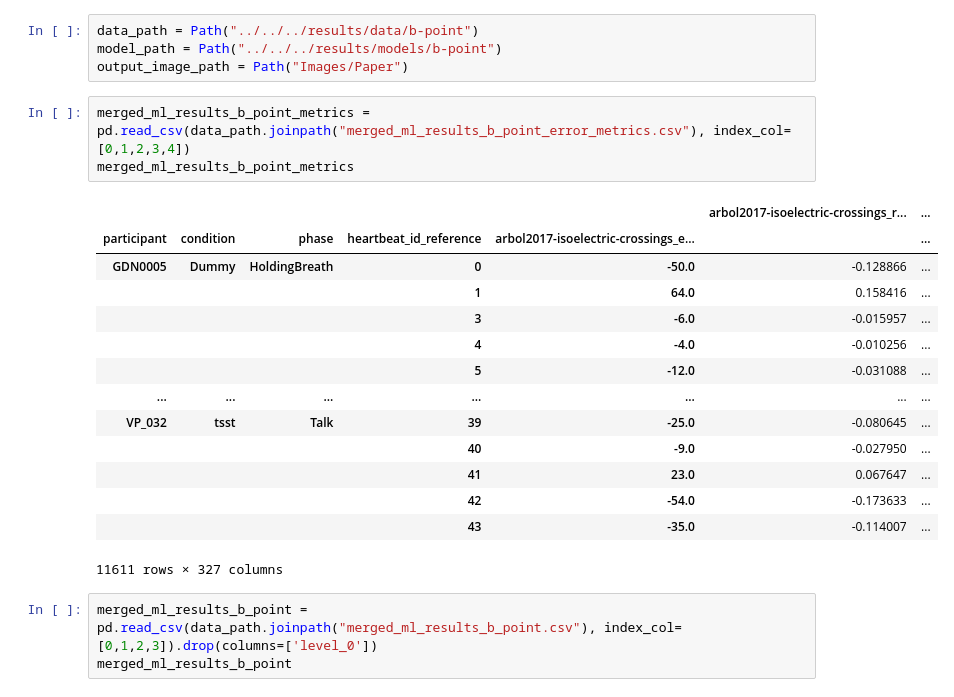
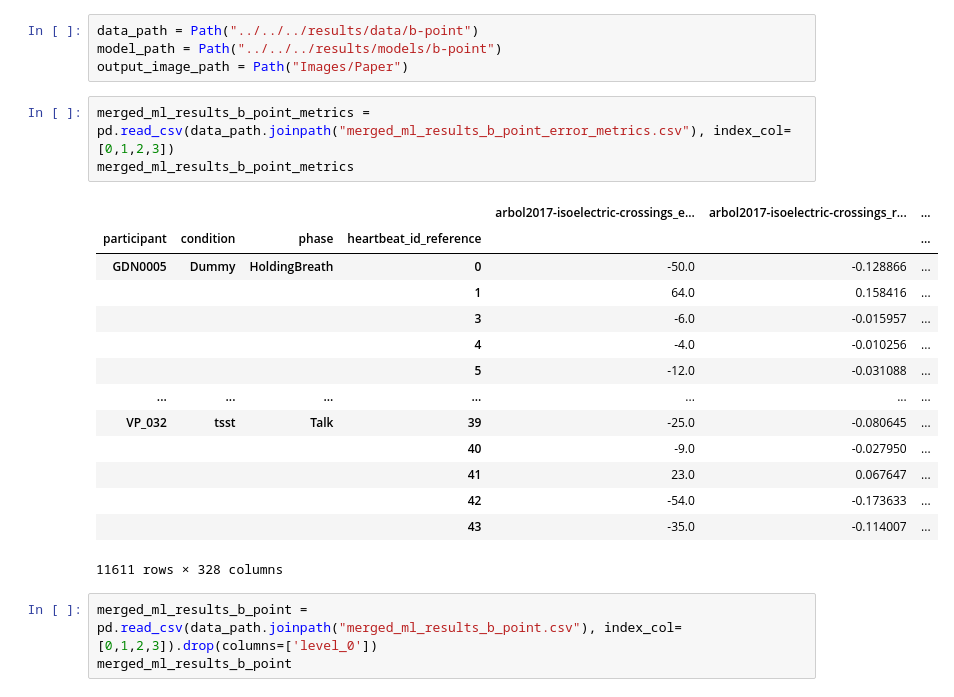
Before and after one commit to empkins/pepbench, a Jupyter notebook: experiments/pep_algorithm_benchmarking/notebooks/ML_analysis/Plotting/Plotting_B_Point.ipynb, the cells around one changed output. Saved outputs shown, nothing was run; the diff lists cells and outputs as text.

```diff
--- a/experiments/pep_algorithm_benchmarking/notebooks/ML_analysis/Plotting/Plotting_B_Point.ipynb
+++ b/experiments/pep_algorithm_benchmarking/notebooks/ML_analysis/Plotting/Plotting_B_Point.ipynb
@@ -39,11 +39,11 @@ data_path = Path("../../../results/data/b-point")
 model_path = Path("../../../results/models/b-point")
 output_image_path = Path("Images/Paper")
 # %%
-merged_ml_results_b_point_metrics = pd.read_csv(data_path.joinpath("merged_ml_results_b_point_error_metrics.csv"), index_col=[0,1,2,3,4])
+merged_ml_results_b_point_metrics = pd.read_csv(data_path.joinpath("merged_ml_results_b_point_error_metrics.csv"), index_col=[0,1,2,3])
 merged_ml_results_b_point_metrics
 # %% [output]
-|  |  |  |  |  | arbol2017-isoelectric-crossings_r... | ... |
-| participant | condition | phase | heartbeat_id_reference | arbol2017-isoelectric-crossings_e... |  | ... |
+|  |  |  |  | arbol2017-isoelectric-crossings_e... | arbol2017-isoelectric-crossings_r... | ... |
+| participant | condition | phase | heartbeat_id_reference |  |  | ... |
 | GDN0005 | Dummy | HoldingBreath | 0 | -50.0 | -0.128866 | ... |
 |  |  |  | 1 | 64.0 | 0.158416 | ... |
 |  |  |  | 3 | -6.0 | -0.015957 | ... |
@@ -55,7 +55,7 @@ merged_ml_results_b_point_metrics
 |  |  |  | 41 | 23.0 | 0.067647 | ... |
 |  |  |  | 42 | -54.0 | -0.173633 | ... |
 |  |  |  | 43 | -35.0 | -0.114007 | ... |
-11611 rows × 327 columns
+11611 rows × 328 columns
 # %%
 merged_ml_results_b_point = pd.read_csv(data_path.joinpath("merged_ml_results_b_point.csv"), index_col=[0,1,2,3]).drop(columns=['level_0'])
 merged_ml_results_b_point
```
Also changed, not shown: parts of 1 cell of this notebook, 2 other files.
